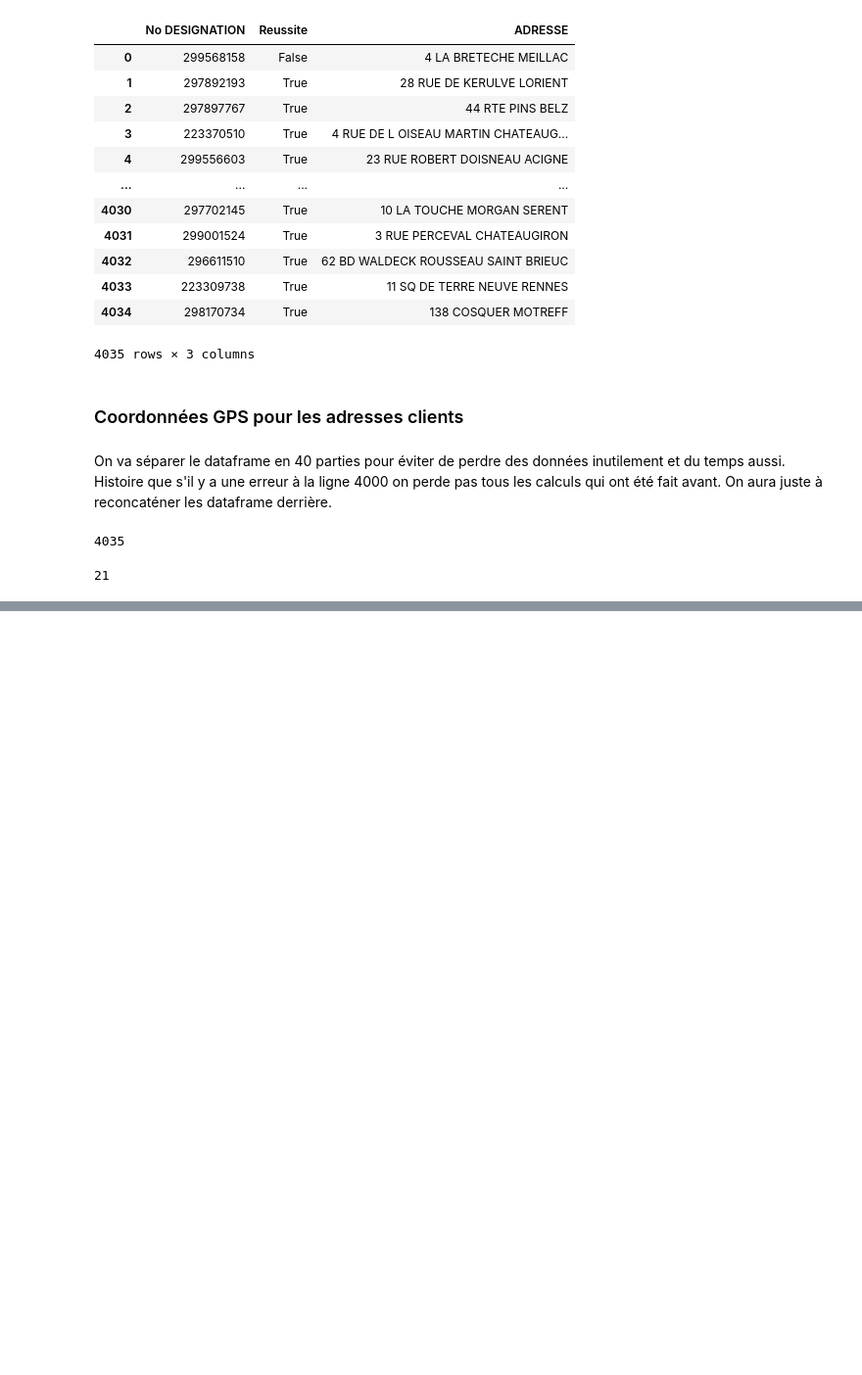
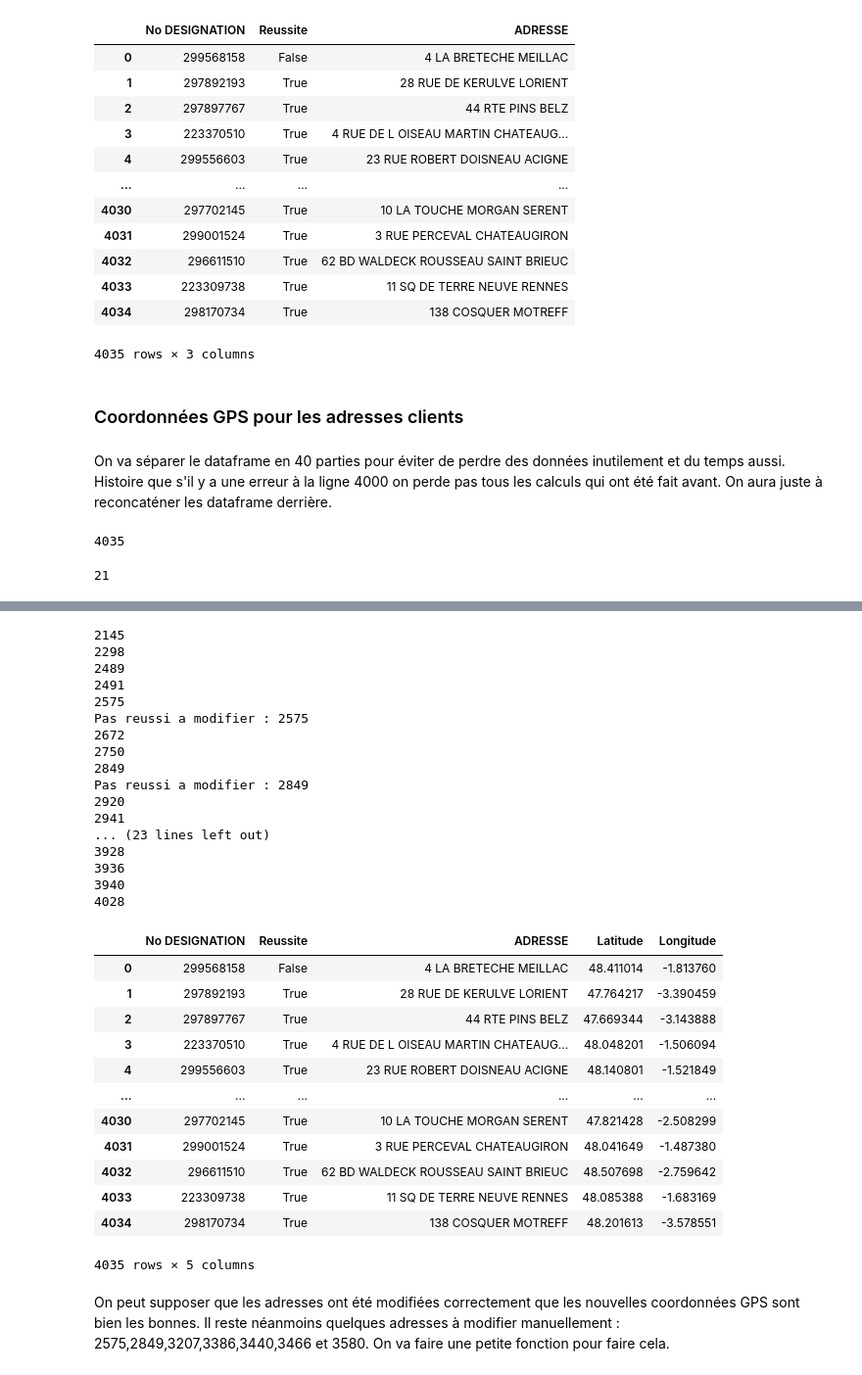
Before and after one commit to GaryTheCaptn/Orange, a Jupyter notebook: PROJET/Distance au PB.ipynb, the cells around one changed output, grey strips where cells are left out. Shown at 98% size. Saved outputs shown, nothing was run; the diff lists cells and outputs as text; code cells hidden in the pictures; blank space fills up the shorter version.

```diff
--- a/PROJET/Distance au PB.ipynb
+++ b/PROJET/Distance au PB.ipynb
@@ -251,0 +311,51 @@ ou_sont_les_erreurs(df2)
+# %%
+def adresses_France(dataframe):
+    for i in range(0,len(dataframe)):
+        lat_i = dataframe.loc[i,"Latitude"]
+        long_i = dataframe.loc[i,"Longitude"]
+        if ((lat_i<47.2) or (lat_i>49.1) or (long_i>-0.5)):
+            print(i)
+            dataframe.loc[i,"ADRESSE"] += " BRETAGNE France"
+            lat,long=adress_latitude_longitude(dataframe.loc[i,"ADRESSE"])
+            if(lat_i == lat and long_i == long):
+                print("Pas reussi a modifier :", i)
+            else:
+                dataframe.loc[i,"Latitude"],dataframe.loc[i,"Longitude"] = lat,long
+    return dataframe
+# %%
+df4 = adresses_France(df3)
+df4
+# %% [output]
+2145
+2298
+2489
+2491
+2575
+Pas reussi a modifier : 2575
+2672
+2750
+2849
+Pas reussi a modifier : 2849
+2920
+2941
+... (23 lines left out)
+3928
+3936
+3940
+4028
+|  | No DESIGNATION | Reussite | ADRESSE | Latitude | Longitude |
+| 0 | 299568158 | False | 4 LA BRETECHE MEILLAC | 48.411014 | -1.813760 |
+| 1 | 297892193 | True | 28 RUE DE KERULVE LORIENT | 47.764217 | -3.390459 |
+| 2 | 297897767 | True | 44 RTE PINS BELZ | 47.669344 | -3.143888 |
+| 3 | 223370510 | True | 4 RUE DE L OISEAU MARTIN CHATEAUG... | 48.048201 | -1.506094 |
+| 4 | 299556603 | True | 23 RUE ROBERT DOISNEAU ACIGNE | 48.140801 | -1.521849 |
+| ... | ... | ... | ... | ... | ... |
+| 4030 | 297702145 | True | 10 LA TOUCHE MORGAN SERENT | 47.821428 | -2.508299 |
+| 4031 | 299001524 | True | 3 RUE PERCEVAL CHATEAUGIRON | 48.041649 | -1.487380 |
+| 4032 | 296611510 | True | 62 BD WALDECK ROUSSEAU SAINT BRIEUC | 48.507698 | -2.759642 |
+| 4033 | 223309738 | True | 11 SQ DE TERRE NEUVE RENNES | 48.085388 | -1.683169 |
+| 4034 | 298170734 | True | 138 COSQUER MOTREFF | 48.201613 | -3.578551 |
+4035 rows × 5 columns
+# %% [markdown]
+On peut supposer que les adresses ont été modifiées correctement que les nouvelles coordonnées GPS sont bien les bonnes. Il reste néanmoins quelques adresses à modifier manuellement : 2575,2849,3207,3386,3440,3466 et 3580.
+On va faire une petite fonction pour faire cela.
```
Also changed, not shown: parts of 22 cells of this notebook, 11 other files.
